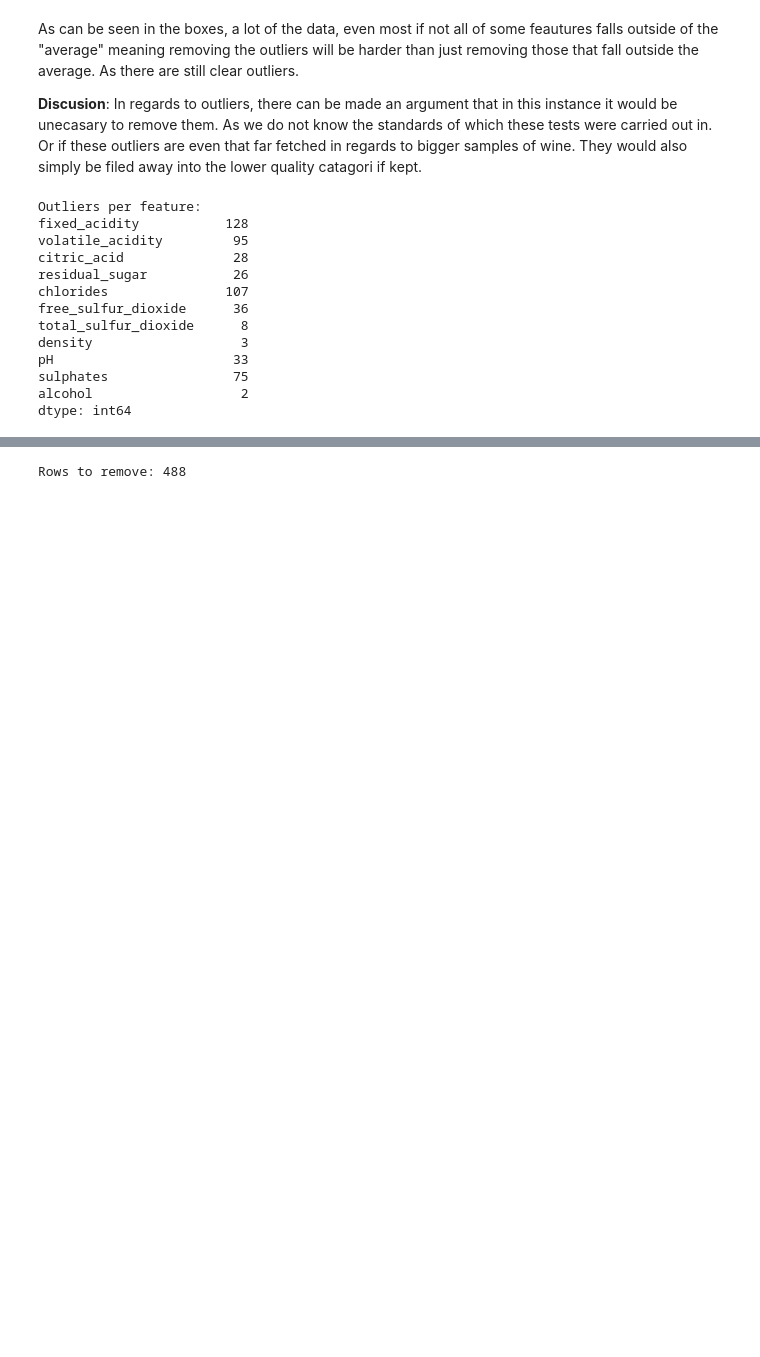
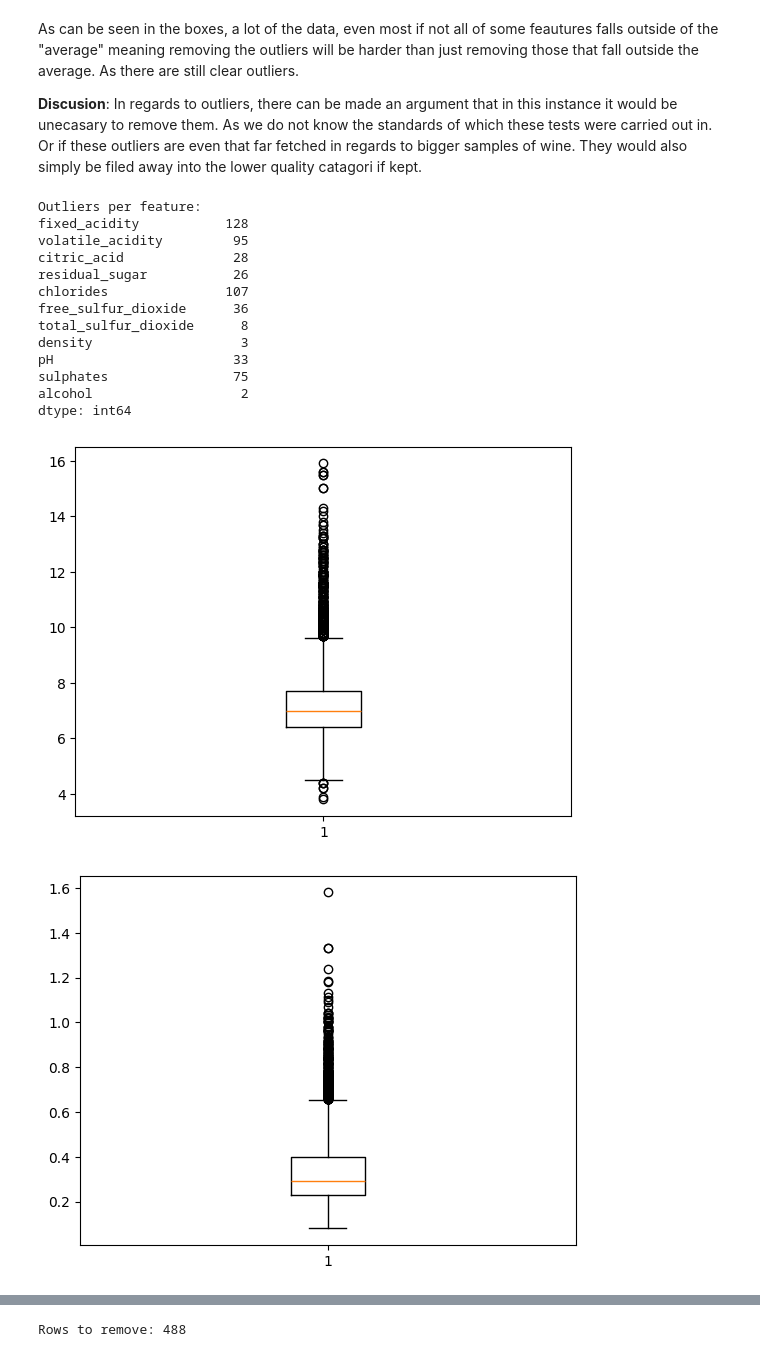
Before and after one commit to sondre04aasheim-spec/Deliverable_3_DAT200, a Jupyter notebook: CA3_template_group_30.ipynb, the cells around one changed output, grey strips where cells are left out. Cells and saved outputs as stored; diff of their text form; code cells hidden in the pictures; blank space fills up the shorter version.

```diff
--- a/CA3_template_group_30.ipynb
+++ b/CA3_template_group_30.ipynb
@@ -163,3 +166,17 @@ pH                       33
 sulphates                75
 alcohol                   2
 dtype: int64
+# %%
+# We'll take a deeper look at fixed_acidity, volatile_acidity and chlorides
+# since they are much higher than the rest
+plt.boxplot(X["fixed_acidity"])
+plt.show()
+
+plt.boxplot(X["volatile_acidity"])
+plt.show()
+
+plt.boxplot(X["chlorides"])
+plt.show()
+# %% [output]
+[figure, added]
+[figure, added]
```
Also changed, not shown: parts of 5 cells of this notebook.
